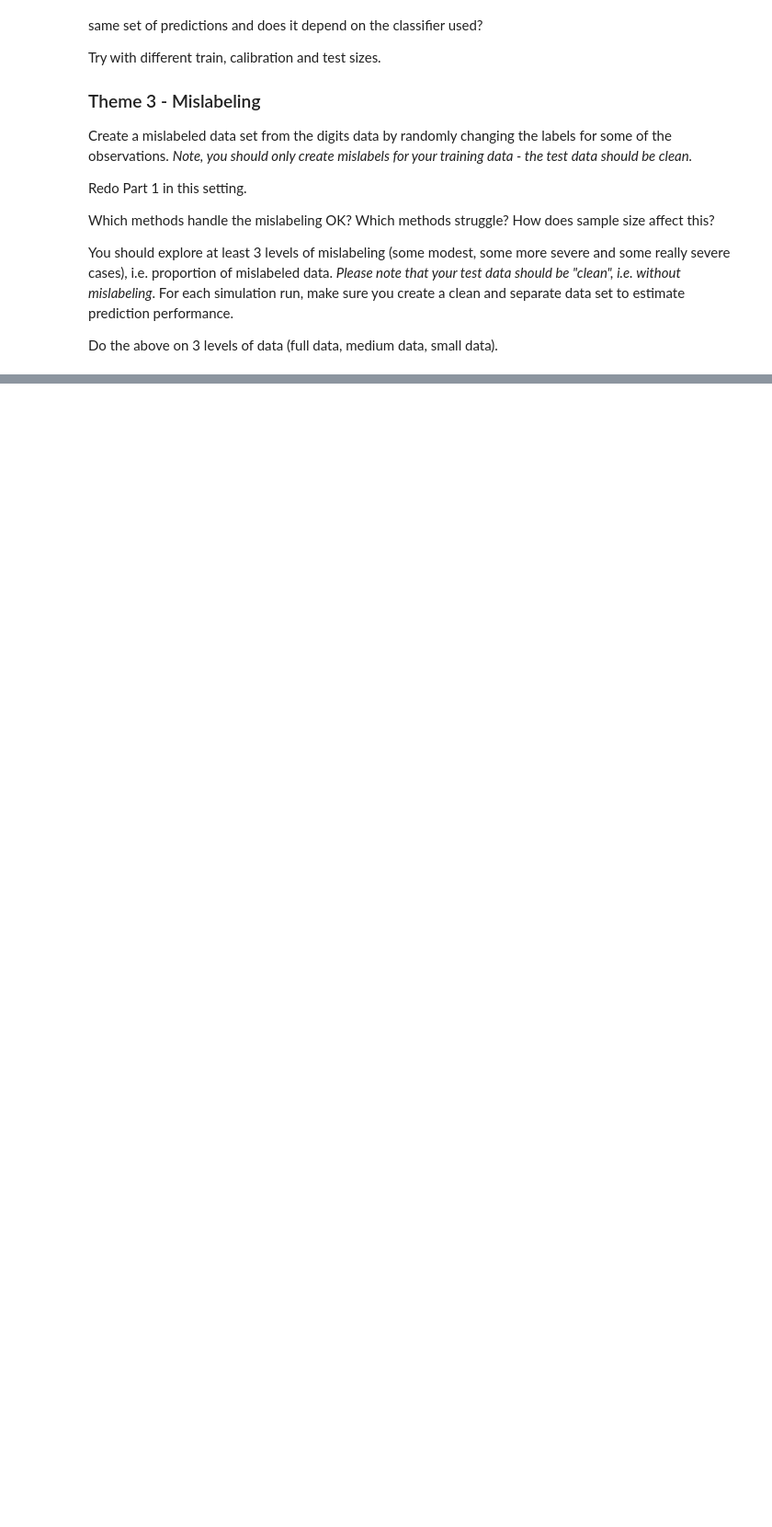
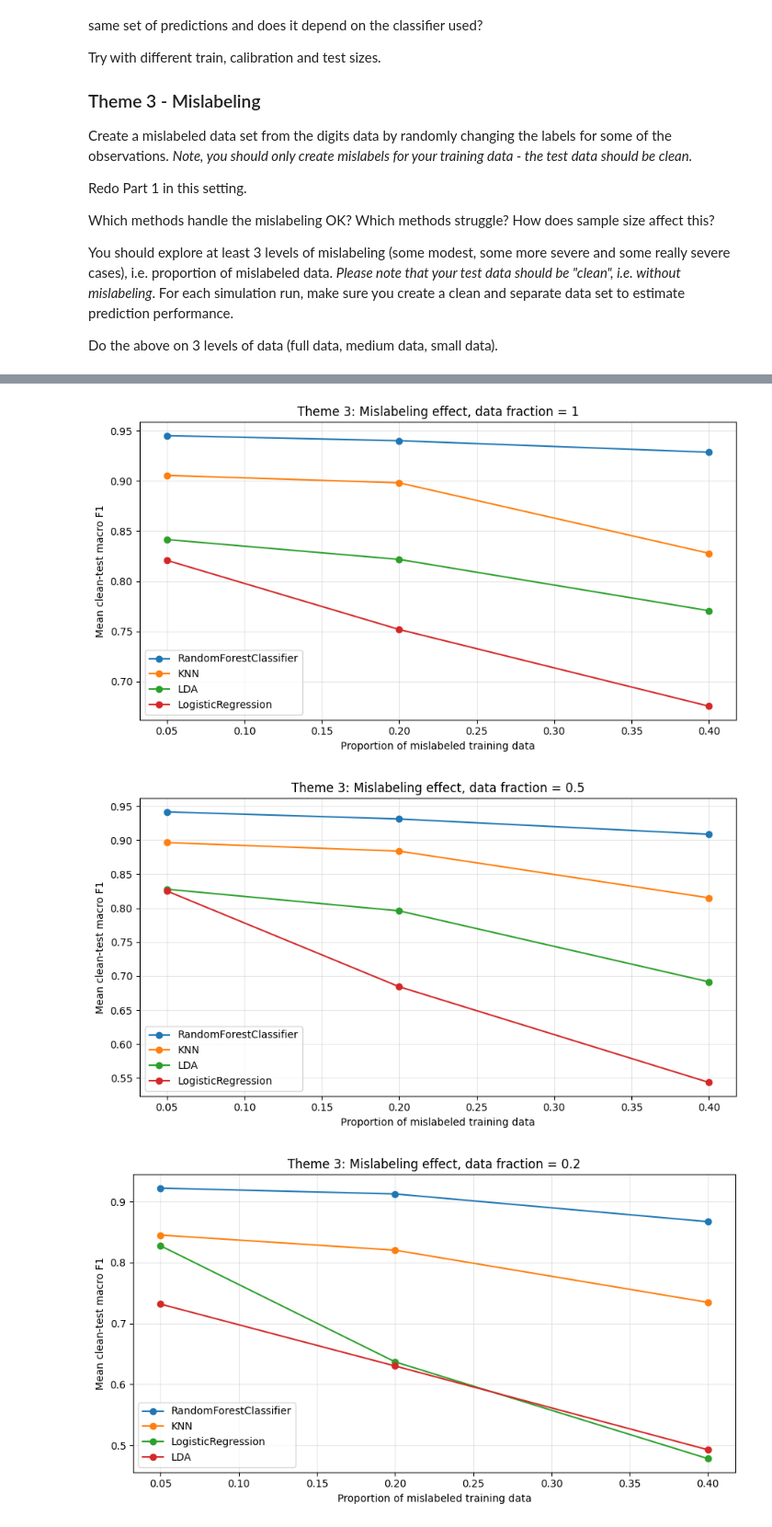
Before and after one commit to CleosCleopatra/big_data_3, a Jupyter notebook: project3Py.ipynb, the cells around one changed output, grey strips where cells are left out. Shown at 92% size. Saved outputs shown, nothing was run; the diff lists cells and outputs as text; code cells hidden in the pictures; blank space fills up the shorter version.

```diff
--- a/project3Py.ipynb
+++ b/project3Py.ipynb
@@ -602,0 +921,75 @@ Do the above on 3 levels of data (full data, medium data, small data).
+# %%
+#running it
+
+theme3_fractions = [1, 0.5, 0.2]
+theme3_noise_rates = [0.05, 0.20, 0.40]
+theme3_random_seeds = [42, 123, 456]
+
+theme3_all_results = []
+
+for fraction_used in theme3_fractions:
+    for noise_rate in theme3_noise_rates:
+        for random_seed in theme3_random_seeds:
+            print(
+                f"Running Theme 3: fraction={fraction_used}, "
+                f"noise={noise_rate}, seed={random_seed}"
+            )
+
+            _, result_df = classifying_mislabeled_digits(
+                fraction_used=fraction_used,
+                noise_rate=noise_rate,
+                random_seed=random_seed
+            )
+
+            theme3_all_results.append(result_df)
+
+theme3_results_df = pd.concat(theme3_all_results, ignore_index=True)
+theme3_results_df.head()
+
+theme3_summary = (
+    theme3_results_df
+    .groupby(["Fraction", "NoiseRate", "Model"], as_index=False)
+    .agg(
+        MeanAccuracy=("Accuracy", "mean"),
+        SdAccuracy=("Accuracy", "std"),
+        MeanBalancedAccuracy=("BalancedAccuracy", "mean"),
+        SdBalancedAccuracy=("BalancedAccuracy", "std"),
+        MeanF1Macro=("F1Macro", "mean"),
+        SdF1Macro=("F1Macro", "std"),
+        MeanBrier=("Brier", "mean"),
+        SdBrier=("Brier", "std"),
+        MeanLogLoss=("LogLoss", "mean"),
+        SdLogLoss=("LogLoss", "std"),
+        MeanMislabeledTrain=("MislabeledTrain", "mean")
+    )
+    .sort_values(["Fraction", "NoiseRate", "MeanF1Macro"], ascending=[False, True, False])
+)
+
+theme3_summary.round(4)
+
+for fraction_used in theme3_fractions:
+    plot_df = theme3_summary[theme3_summary["Fraction"] == fraction_used]
+
+    plt.figure(figsize=(9, 5))
+
+    for model_name in plot_df["Model"].unique():
+        model_df = (
+            plot_df[plot_df["Model"] == model_name]
+            .sort_values("NoiseRate")
+        )
+
+        plt.plot(
+            model_df["NoiseRate"],
+            model_df["MeanF1Macro"],
+            marker="o",
+            label=model_name
+        )
+
+    plt.xlabel("Proportion of mislabeled training data")
+    plt.ylabel("Mean clean-test macro F1")
+    plt.title(f"Theme 3: Mislabeling effect, data fraction = {fraction_used}")
+    plt.grid(True, alpha=0.3)
+    plt.legend()
+    plt.tight_layout()
+    plt.show()
+# %% [output]
@@ -602,0 +1013,3 @@ Do the above on 3 levels of data (full data, medium data, small data).
+[figure, added]
+[figure, added]
+[figure, added]
```
Also changed, not shown: parts of 11 cells of this notebook.
